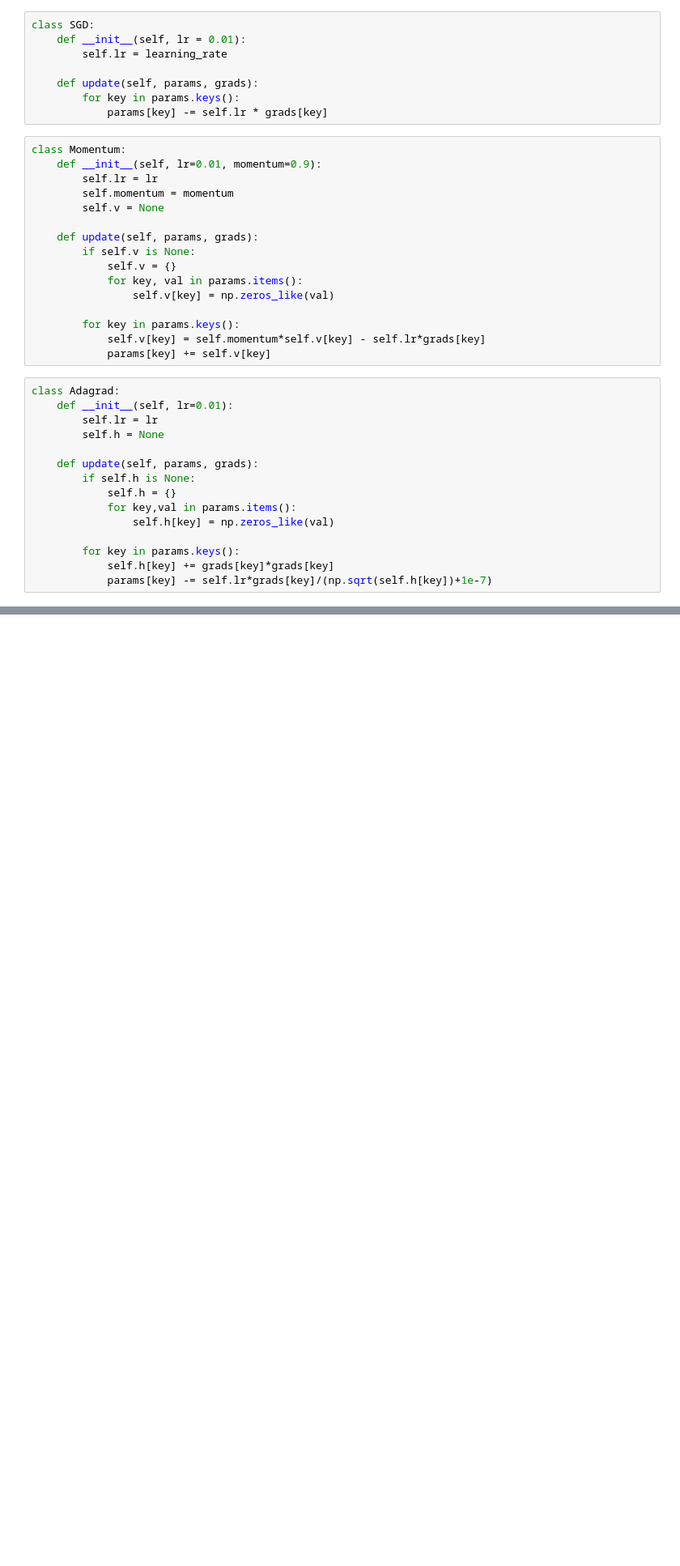
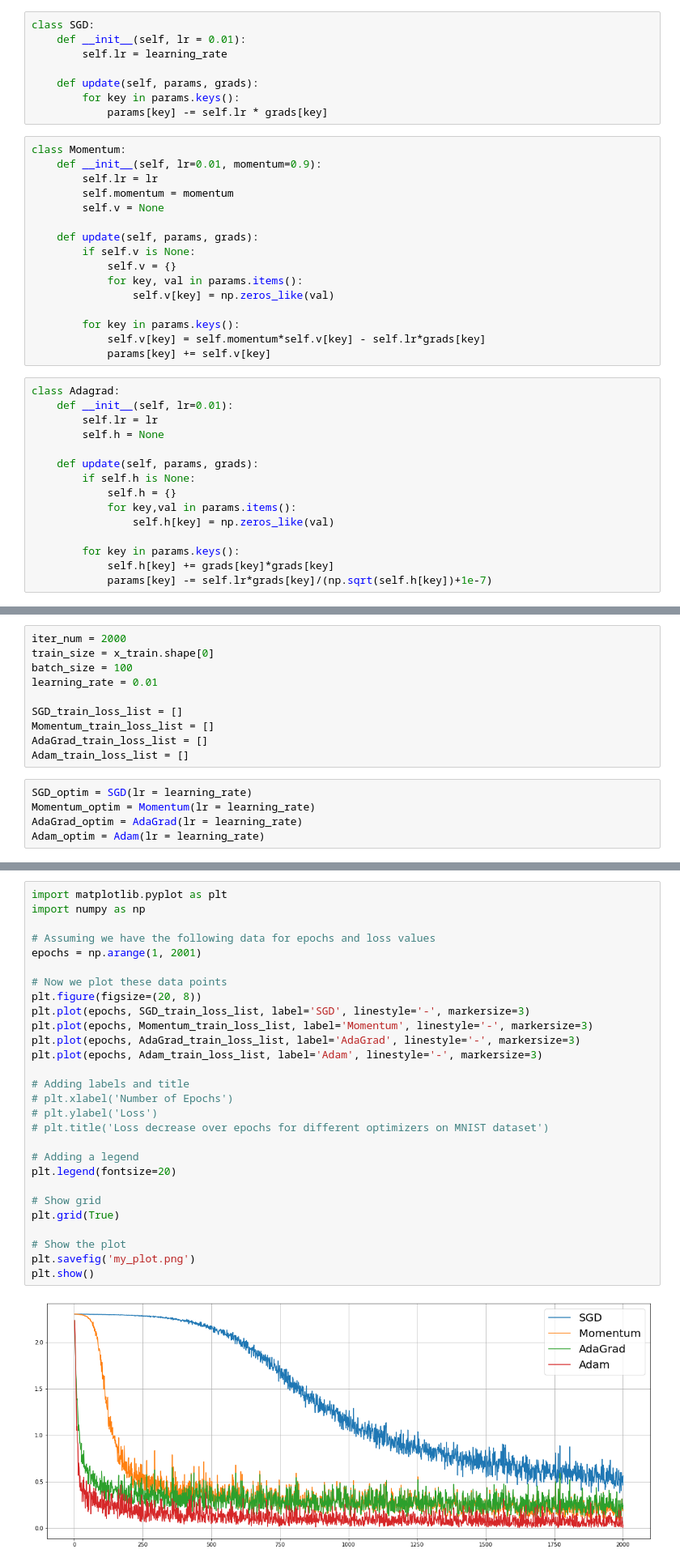
Before and after one commit to hoonpak/DeepLearningfromScratch, a Jupyter notebook: 5.1.optimizer.ipynb, the cells around one changed output, grey strips where cells are left out. Shown: that part at 81% size. Saved outputs shown, nothing was run; the diff lists cells and outputs as text; blank space fills up the shorter version.

Commit message:
finish optimizer

```diff
--- a/5.1.optimizer.ipynb
+++ b/5.1.optimizer.ipynb
@@ -41,0 +58,15 @@ class Adagrad:
+# %%
+iter_num = 2000
+train_size = x_train.shape[0]
+batch_size = 100
+learning_rate = 0.01
+
+SGD_train_loss_list = []
+Momentum_train_loss_list = []
+AdaGrad_train_loss_list = []
+Adam_train_loss_list = []
+# %%
+SGD_optim = SGD(lr = learning_rate)
+Momentum_optim = Momentum(lr = learning_rate)
+AdaGrad_optim = AdaGrad(lr = learning_rate)
+Adam_optim = Adam(lr = learning_rate)
@@ -41,0 +98,30 @@ class Adagrad:
+# %%
+import matplotlib.pyplot as plt
+import numpy as np
+
+# Assuming we have the following data for epochs and loss values
+epochs = np.arange(1, 2001)
+
+# Now we plot these data points
+plt.figure(figsize=(20, 8))
+plt.plot(epochs, SGD_train_loss_list, label='SGD', linestyle='-', markersize=3)
+plt.plot(epochs, Momentum_train_loss_list, label='Momentum', linestyle='-', markersize=3)
+plt.plot(epochs, AdaGrad_train_loss_list, label='AdaGrad', linestyle='-', markersize=3)
+plt.plot(epochs, Adam_train_loss_list, label='Adam', linestyle='-', markersize=3)
+
+# Adding labels and title
+# plt.xlabel('Number of Epochs')
+# plt.ylabel('Loss')
+# plt.title('Loss decrease over epochs for different optimizers on MNIST dataset')
+
+# Adding a legend
+plt.legend(fontsize=20)
+
+# Show grid
+plt.grid(True)
+
+# Show the plot
+plt.savefig('my_plot.png')
+plt.show()
+# %% [output]
+[figure, added]
```
Also changed, not shown: parts of 3 cells of this notebook, 1 other file.
